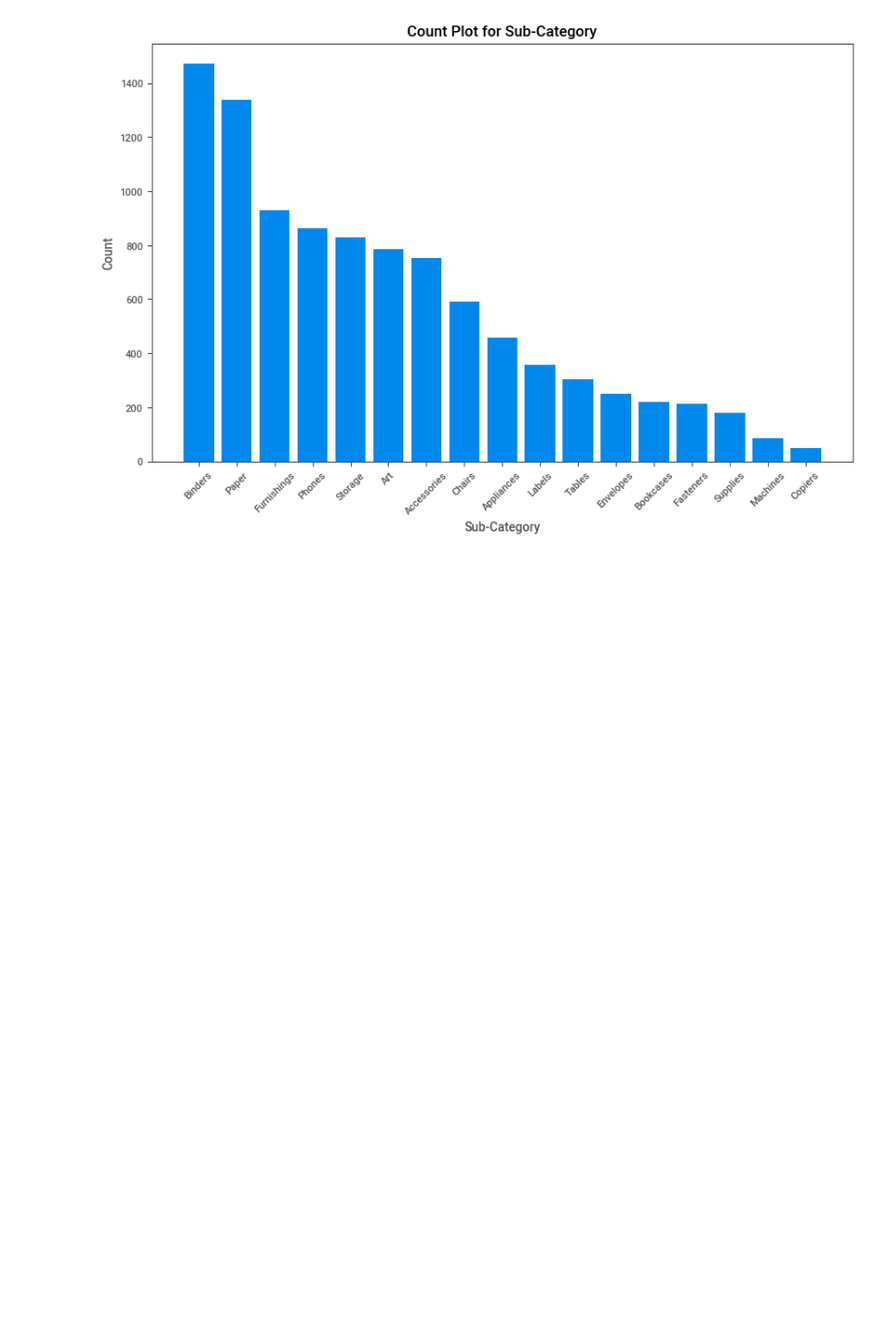
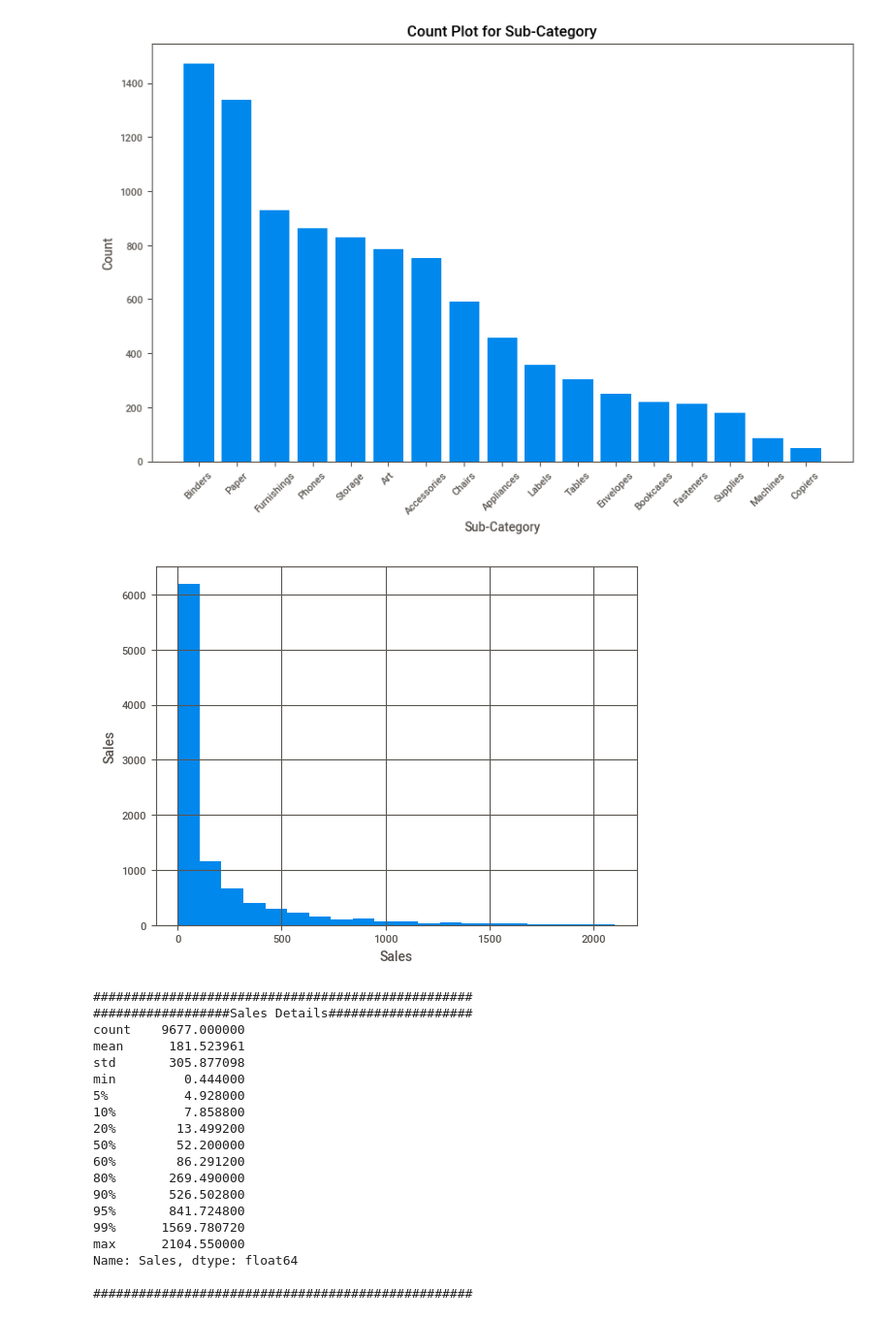
Before and after one commit to sandhrabijoy/Pytorch-and-ML-learning, a Jupyter notebook: ARIMA_SARIMA_&_FBPROPHET.ipynb, the cells around one changed output. Shown at 97% size. Cells and saved outputs as stored; diff of their text form; code cells hidden in the pictures; blank space fills up the shorter version.

Commit message:
The num_details has been plotted

```diff
--- a/ARIMA_SARIMA_&_FBPROPHET.ipynb
+++ b/ARIMA_SARIMA_&_FBPROPHET.ipynb
@@ -321,3 +321,49 @@ Copiers                 49   0.506355
 Sub-Category has 17 unique values.
 ##################################################
 [figure]
+# %%
+def num_details(dataframe, col_name, plot=False, quantiles=[0.05,0.10,0.20,0.50,0.60,0.80,0.90,0.95,0.99]):
+  if plot:
+    dataframe[col_name].hist(bins=20)
+    plt.xlabel(col_name)
+    plt.ylabel(col_name)
+    plt.show(block=True)
+
+  #calculate the length of the summary line
+  summary_length = len(col_name)+len(" Details ")
+  border_length= max(50, summary_length + 4)
+
+  #create border lines
+  top_border='#'*border_length
+  middle_border=f"{'#' * 10}{col_name} Details{'#'*10}".center(border_length,'#')
+  bottom_border='#'*border_length
+
+  #print summary
+  print(f"\n{top_border}")
+  print(middle_border)
+  print(dataframe[col_name].describe(percentiles=quantiles).T, end="\n\n")
+  print(f"{bottom_border}\n")
+# %%
+for col in num_cols:
+  num_details(df,col,plot=True)
+# %% [output]
+[figure, added]
+##################################################
+##################Sales Details###################
+count    9677.000000
+mean      181.523961
+std       305.877098
+min         0.444000
+5%          4.928000
+10%         7.858800
+20%        13.499200
+50%        52.200000
+60%        86.291200
+80%       269.490000
+90%       526.502800
+95%       841.724800
+99%      1569.780720
+max      2104.550000
+Name: Sales, dtype: float64
+
+##################################################
```
